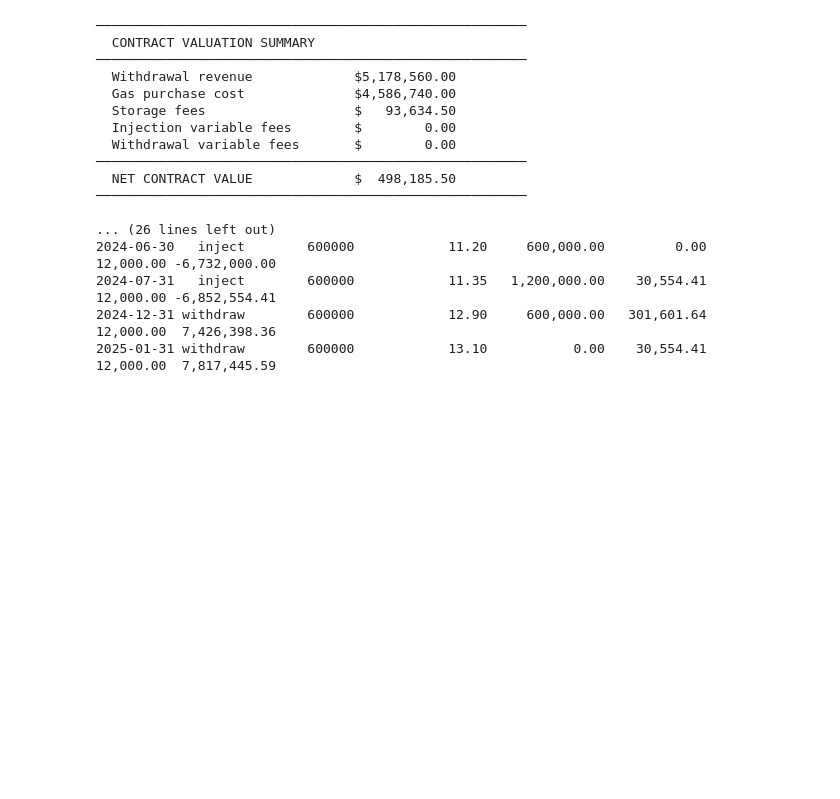
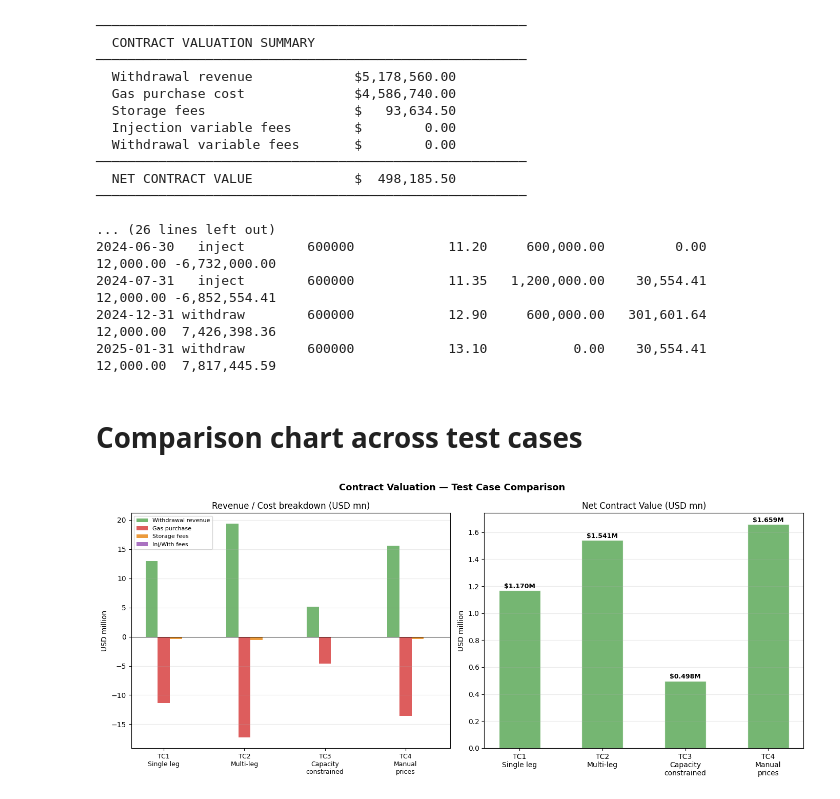
Before and after one commit to nayeem29dse/Quantitative-Research-for-Fuel-Storage-and-price-with-price-prediction-model, a Jupyter notebook: contract_value_pricing.ipynb, the cells around one changed output. Cells and saved outputs as stored; diff of their text form; code cells hidden in the pictures; blank space fills up the shorter version.

Commit message:
Comparison chart across test cases

```diff
--- a/contract_value_pricing.ipynb
+++ b/contract_value_pricing.ipynb
@@ -359,3 +359,53 @@ r4 = contract_value(
 2024-07-31   inject        600000            11.35   1,200,000.00    30,554.41     12,000.00 -6,852,554.41
 2024-12-31 withdraw        600000            12.90     600,000.00   301,601.64     12,000.00  7,426,398.36
 2025-01-31 withdraw        600000            13.10           0.00    30,554.41     12,000.00  7,817,445.59
+# %% [markdown]
+# Comparison chart across test cases
+# %%
+cases   = ["TC1\nSingle leg", "TC2\nMulti-leg", "TC3\nCapacity\nconstrained", "TC4\nManual\nprices"]
+results = [r1, r2, r3, r4]
+
+labels  = ["Withdrawal revenue", "Gas purchase", "Storage fees", "Inj/With fees", "Net value"]
+colors  = ["#5daa59", "#d84040", "#e8891a", "#9b59b6", "#3266ad"]
+
+data = {
+    "Withdrawal revenue": [r["withdrawal_revenue"] / 1e6 for r in results],
+    "Gas purchase":       [-r["injection_spend"]   / 1e6 for r in results],
+    "Storage fees":       [-r["storage_fee"]        / 1e6 for r in results],
+    "Inj/With fees":      [-(r["injection_fee"] + r["withdrawal_fee"]) / 1e6 for r in results],
+    "Net value":          [r["value"]               / 1e6 for r in results],
+}
+
+fig, axes = plt.subplots(1, 2, figsize=(14, 6))
+fig.suptitle("Contract Valuation — Test Case Comparison", fontsize=13, fontweight="bold")
+
+# Waterfall-style grouped bar
+ax = axes[0]
+x   = np.arange(len(cases))
+w   = 0.15
+for i, (lbl, col) in enumerate(zip(labels[:-1], colors[:-1])):
+    ax.bar(x + i * w, data[lbl], width=w, label=lbl, color=col, alpha=0.85)
+ax.set_xticks(x + w)
+ax.set_xticklabels(cases, fontsize=9)
+ax.set_ylabel("USD million")
+ax.set_title("Revenue / Cost breakdown (USD mn)")
+ax.legend(fontsize=8)
+ax.axhline(0, color="black", linewidth=0.7)
+ax.grid(True, alpha=0.25, axis="y")
+
+# Net value bar
+ax2 = axes[1]
+net_vals = data["Net value"]
+bar_colors = ["#5daa59" if v >= 0 else "#d84040" for v in net_vals]
+bars = ax2.bar(cases, net_vals, color=bar_colors, alpha=0.85, edgecolor="white", width=0.5)
+for bar, val in zip(bars, net_vals):
+    ax2.text(bar.get_x() + bar.get_width() / 2,
+             val + (0.005 if val >= 0 else -0.015),
+             f"${val:.3f}M", ha="center", va="bottom", fontsize=9, fontweight="bold")
+ax2.axhline(0, color="black", linewidth=0.8)
+ax2.set_title("Net Contract Value (USD mn)")
+ax2.set_ylabel("USD million")
+ax2.grid(True, alpha=0.25, axis="y")
+plt.tight_layout()
+# %% [output]
+[figure, added]
```
